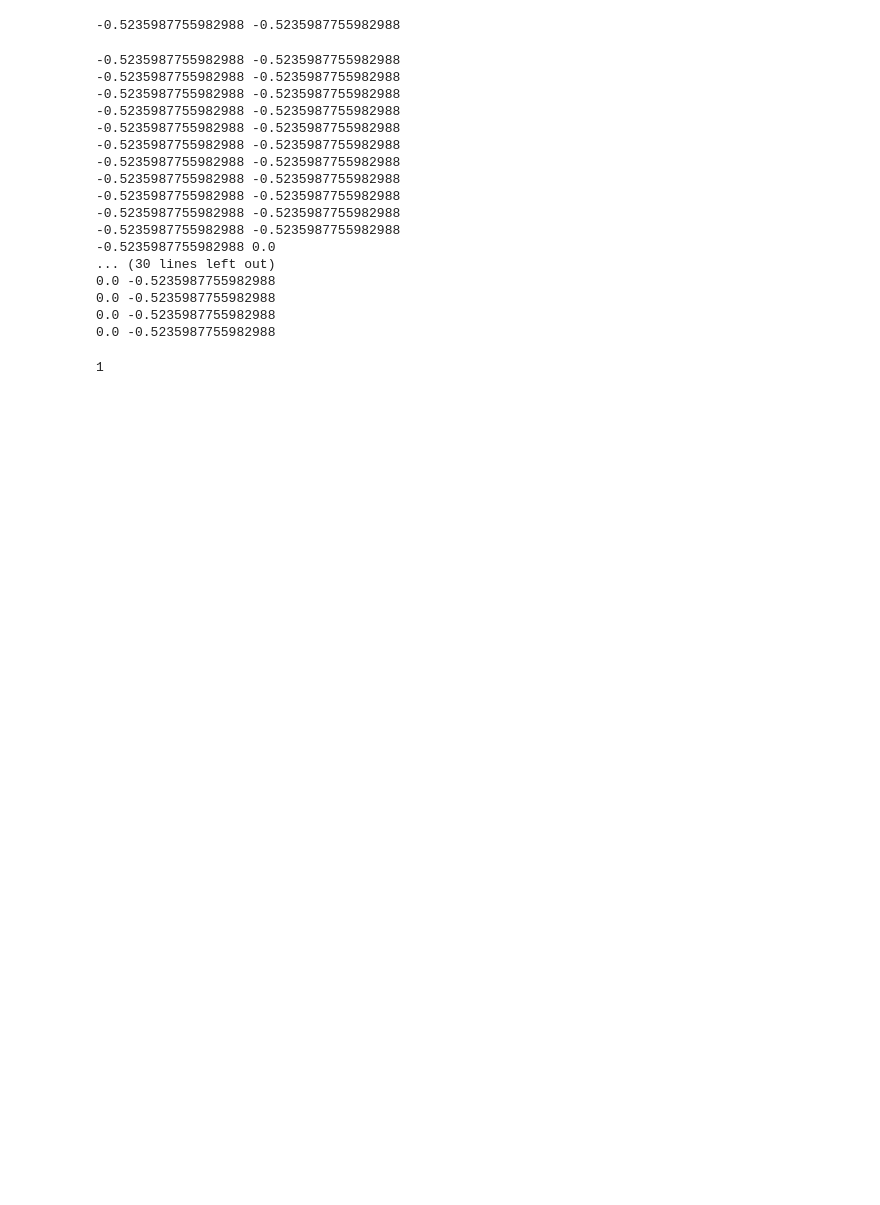
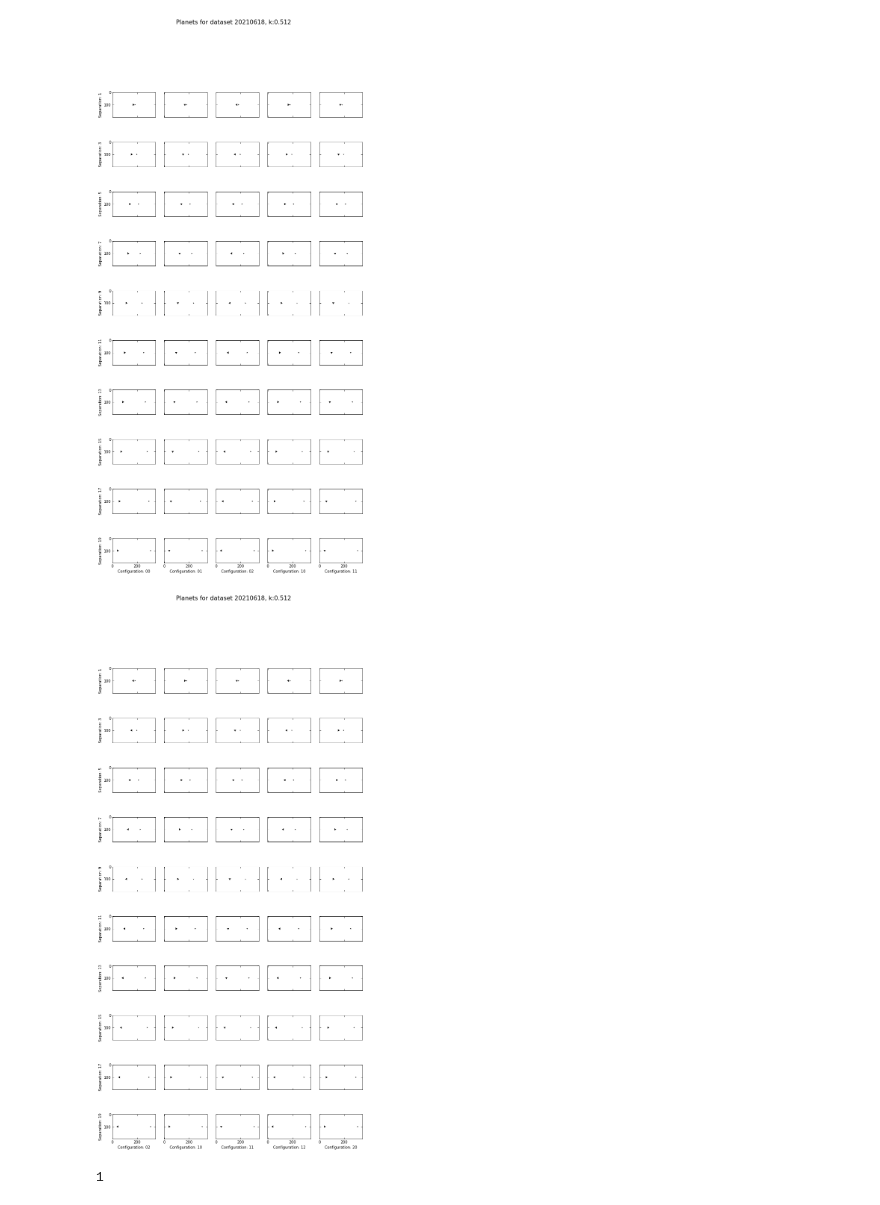
Before and after one commit to joshua-bromley/tessSignalInjection, a Jupyter notebook: Summer2021/doubleObjects.ipynb, the cells around one changed output. Saved outputs shown, nothing was run; the diff lists cells and outputs as text; code cells hidden in the pictures; blank space fills up the shorter version.

```diff
--- a/Summer2021/doubleObjects.ipynb
+++ b/Summer2021/doubleObjects.ipynb
@@ -133,44 +134,31 @@ plt.show()
 # %%
 times = getTimes("tesslc_364539361")
-
-fig, axs = plt.subplots(9,12,figsize = (12,24))
-for i in range(9):
-    for j in range(12):
-        leadRotation = int(i/3)*np.pi/6 - np.pi/6
-        trailRotation = (i%3)*np.pi/6 - np.pi/6
-        print(leadRotation, trailRotation)
-        points = generatePoints(3,0.035,200,137,100,j+3, 1,leadRotation, trailRotation)
-        planetGrid = fillShape(np.zeros([200,275]),points)
-        filename = "Signals/c"+str(int(i/3))+str(i%3)+"s"+str(j+3)+".txt"
-        export(planetGrid, times, filename)
-        axs[i][j].imshow(planetGrid, cmap = "Greys",aspect = 'equal', origin = 'upper')
-        axs[i][j].tick_params(direction = "in", which = "major", length = 4, top = True, right = True)
-        axs[i][j].tick_params(direction = "in", which = "minor", length = 2, top = True, right = True)
-        axs[i][j].set_ylabel("Configuration: "+ str(int(i/3))+str(i%3))
-        axs[i][j].set_xlabel("Separation: "+str(j+1))
-        for ax in axs.flat:
-            ax.label_outer()
-fig.suptitle("Planets for dataset 20210618", fontsize = 16)
-plt.show()
+for m in range(10):
+    for k in range(2):
+        fig, axs = plt.subplots(10,5,figsize = (12,24))
+        for l in range(5):
+            i = 2*k + l
+            for j in range(10):
+                prop = 0.512 * 1.25**m
+                leadRotation = int(i/3)*np.pi/6 - np.pi/6
+                trailRotation = (i%3)*np.pi/6 - np.pi/6
+                points = generatePoints(3,0.035,200,175,100,2*j+1, prop,leadRotation, trailRotation)
+                planetGrid = fillShape(np.zeros([200,350]),points)
+                filename = "Signals/c"+str(int(i/3))+str(i%3)+"s"+str(2*j+1)+"k"+str(m)+".txt"
+                export(planetGrid, times, filename)
+                axs[j][l].imshow(planetGrid, cmap = "Greys",aspect = 'equal', origin = 'upper')
+                axs[j][l].tick_params(direction = "in", which = "major", length = 4, top = True, right = True)
+                axs[j][l].tick_params(direction = "in", which = "minor", length = 2, top = True, right = True)
+                axs[j][l].set_xlabel("Configuration: "+ str(int(i/3))+str(i%3))
+                axs[j][l].set_ylabel("Separation: "+str(2*j+1))
+                for ax in axs.flat:
+                    ax.label_outer()
+        fig.suptitle("Planets for dataset 20210618, k:" + str(prop), fontsize = 16)
+        fig.savefig("DataVisualization/20210621/"+str(k)+"k"+str(prop)+".png")
+        plt.show()
 # %% [output]
--0.5235987755982988 -0.5235987755982988
--0.5235987755982988 -0.5235987755982988
--0.5235987755982988 -0.5235987755982988
--0.5235987755982988 -0.5235987755982988
--0.5235987755982988 -0.5235987755982988
--0.5235987755982988 -0.5235987755982988
--0.5235987755982988 -0.5235987755982988
--0.5235987755982988 -0.5235987755982988
--0.5235987755982988 -0.5235987755982988
--0.5235987755982988 -0.5235987755982988
--0.5235987755982988 -0.5235987755982988
--0.5235987755982988 -0.5235987755982988
--0.5235987755982988 0.0
-... (30 lines left out)
-0.0 -0.5235987755982988
-0.0 -0.5235987755982988
-0.0 -0.5235987755982988
-0.0 -0.5235987755982988
+[figure, added]
+[figure, added]
 # %%
 # %% [output]
 1
```
Also changed, not shown: parts of 1 cell of this notebook, 1 other file.
